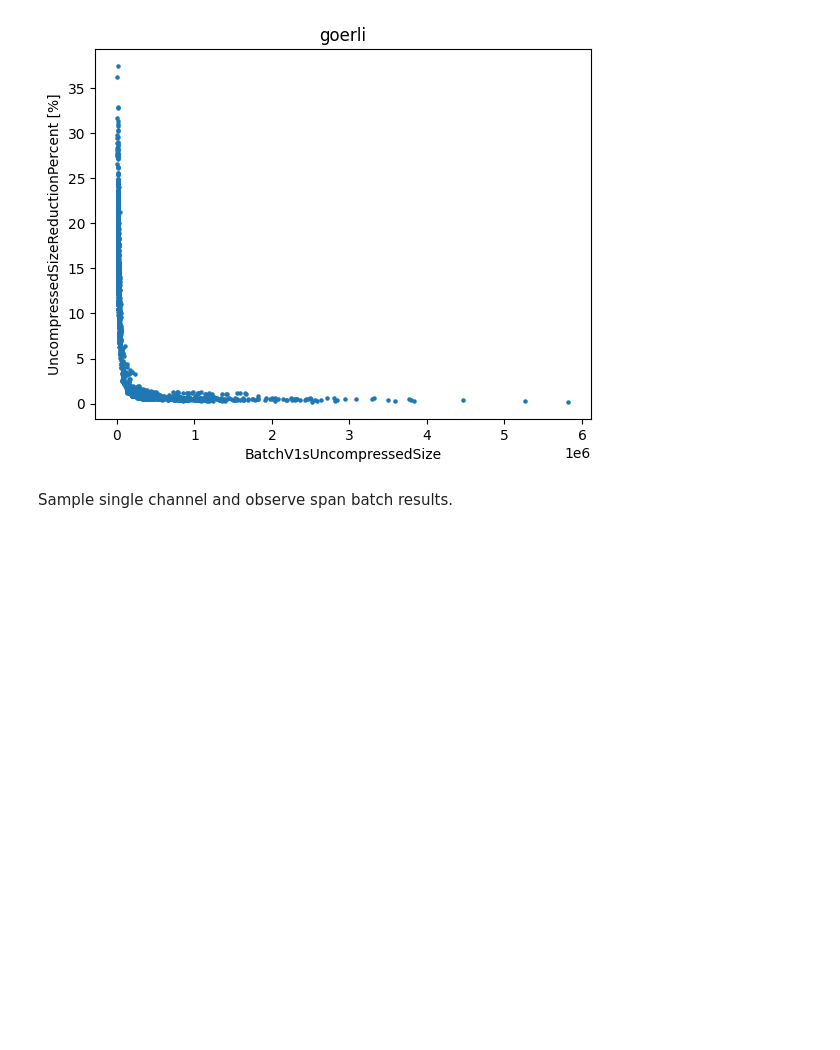
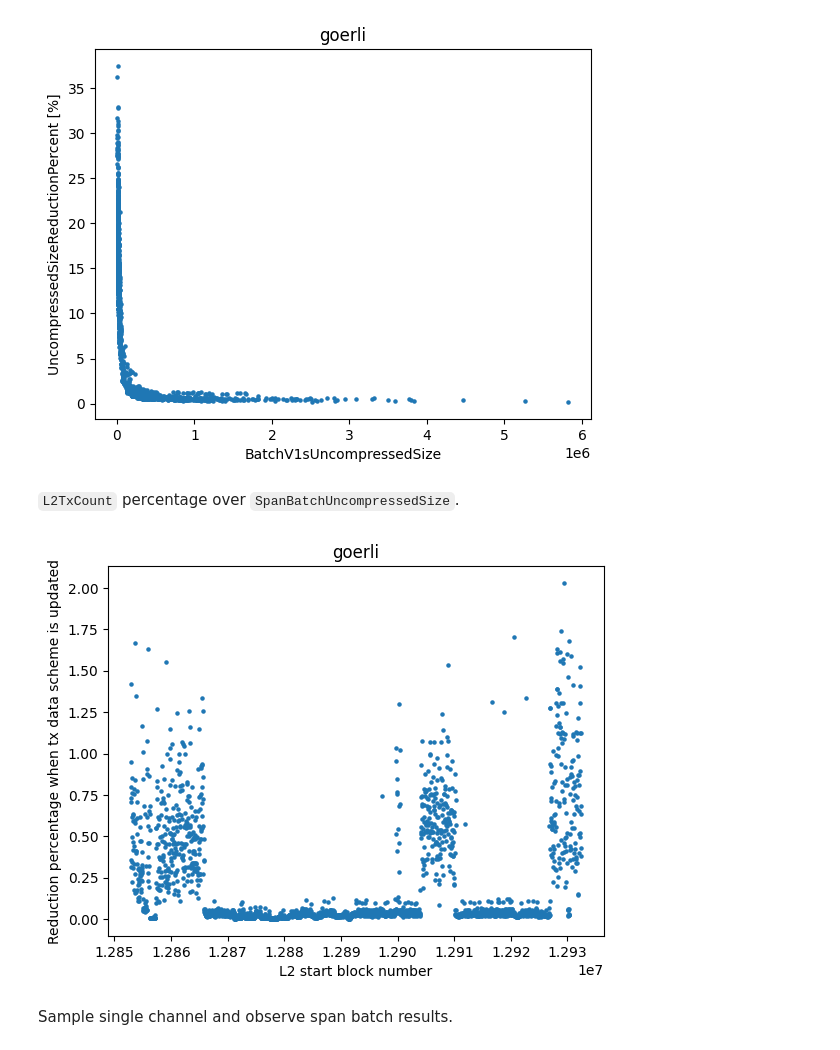
Before and after one commit to testinprod-io/optimism, a Jupyter notebook: op-node/analysis.ipynb, the cells around one changed output. Drawn from its saved outputs; the diff is of its cells as text; code cells hidden in the pictures; blank space fills up the shorter version.

```diff
--- a/op-node/analysis.ipynb
+++ b/op-node/analysis.ipynb
@@ -171,6 +172,31 @@ plt.title(CHAIN_NAME)
 plt.show()
 # %% [output]
 [figure]
+# %% [markdown]
+`L2TxCount` percentage over `SpanBatchUncompressedSize`.
+# %%
+Xs = []
+Ys = []
+for channel_id in channel_ids:
+      filename = f"{DIR}/{channel_id}.json"
+      with open(filename) as f:
+            result = json.load(f)
+            l2_start_num = result["L2StartNum"]
+            Xs.append(l2_start_num)
+            l2_tx_count = result["SpanBatchTxSize"]
+            span_batch_uncompressed_size = result["SpanBatchUncompressedSize"]
+            percentage = 100 - l2_tx_count / span_batch_uncompressed_size * 100
+            Ys.append(percentage)
+
+
+plt.scatter(Xs, Ys, s=5)
+plt.xlabel("L2 start block number")
+plt.ylabel("Reduction percentage when tx data scheme is updated")
+plt.title(CHAIN_NAME)
+
+plt.show()
+# %% [output]
+[figure, added]
 # %% [markdown]
 Sample single channel and observe span batch results.
 # %%
```
Also changed, not shown: parts of 2 cells of this notebook.
